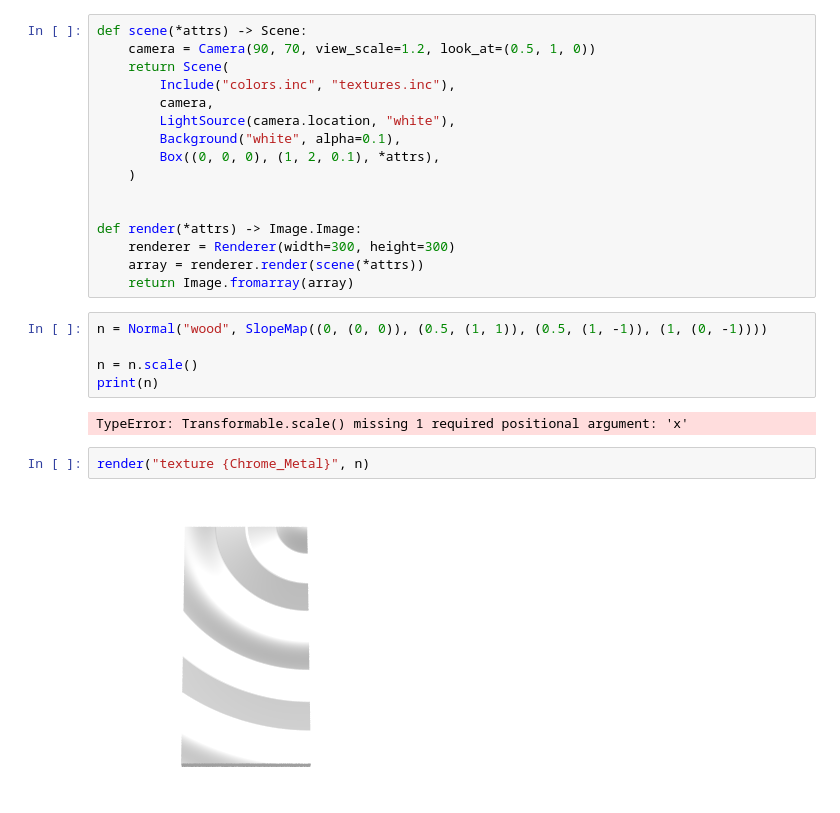
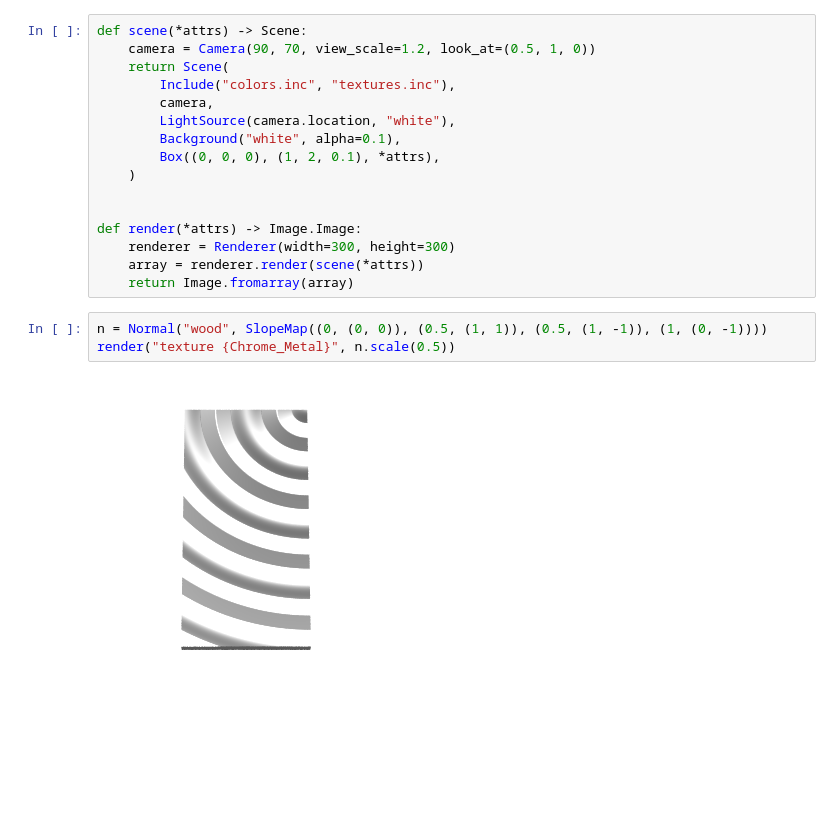
Before and after one commit to daizutabi/fdray, a Jupyter notebook: notebooks/normal.ipynb, the cells around one changed output. Drawn from its saved outputs; the diff is of its cells as text; blank space fills up the shorter version.

```diff
--- a/notebooks/normal.ipynb
+++ b/notebooks/normal.ipynb
@@ -31,12 +32,6 @@ def render(*attrs) -> Image.Image:
     return Image.fromarray(array)
 # %%
 n = Normal("wood", SlopeMap((0, (0, 0)), (0.5, (1, 1)), (0.5, (1, -1)), (1, (0, -1))))
-
-n = n.scale()
-print(n)
+render("texture {Chrome_Metal}", n.scale(0.5))
 # %% [output]
-TypeError: Transformable.scale() missing 1 required positional argument: 'x'
+[figure, added]
-# %%
-render("texture {Chrome_Metal}", n)
-# %% [output]
-[figure, removed]
```
Also changed, not shown: parts of 3 cells of this notebook, 5 other files.
